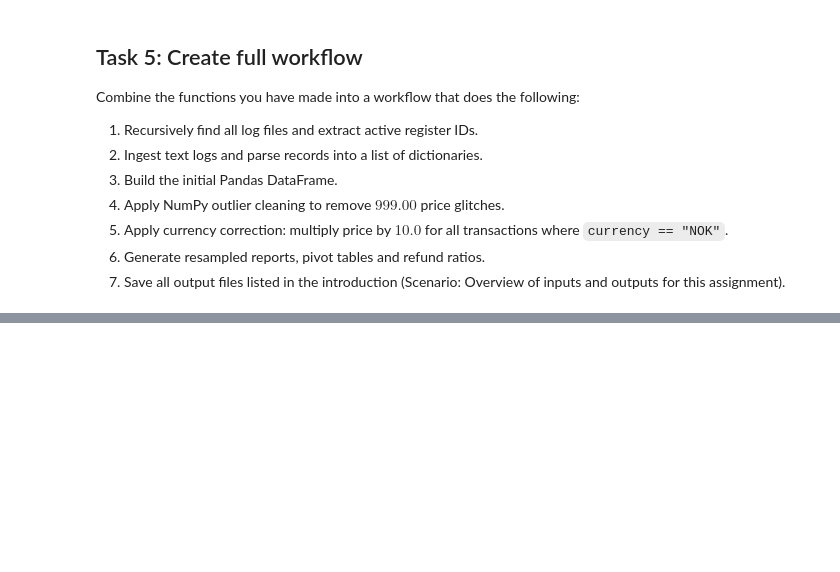
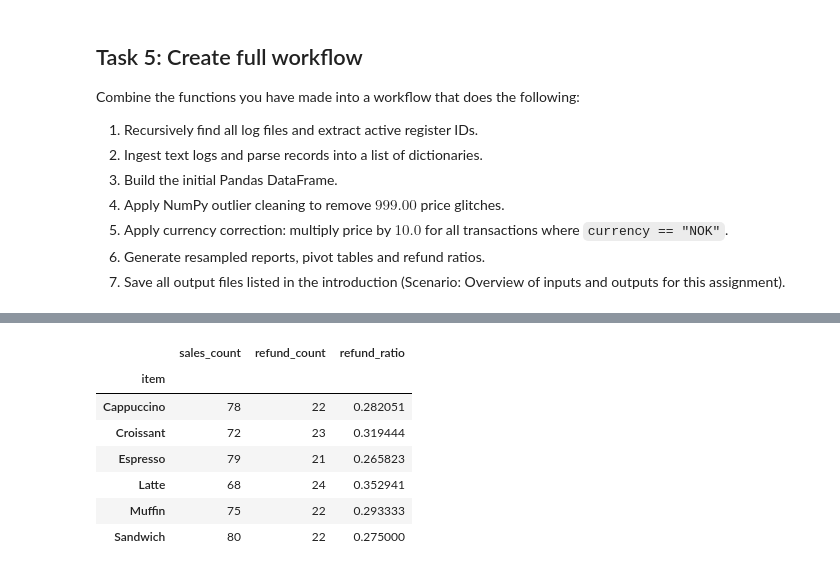
Before and after one commit to Mehdihey/-inf201-deliverable2, a Jupyter notebook: deliverable_2.ipynb, the cells around one changed output, grey strips where cells are left out. Cells and saved outputs as stored; diff of their text form; code cells hidden in the pictures; blank space fills up the shorter version.

```diff
--- a/deliverable_2.ipynb
+++ b/deliverable_2.ipynb
@@ -358,0 +444,11 @@ Combine the functions you have made into a workflow that does the following:
+# %%
+ratios
+# %% [output]
+|  | sales_count | refund_count | refund_ratio |
+| item |  |  |  |
+| Cappuccino | 78 | 22 | 0.282051 |
+| Croissant | 72 | 23 | 0.319444 |
+| Espresso | 79 | 21 | 0.265823 |
+| Latte | 68 | 24 | 0.352941 |
+| Muffin | 75 | 22 | 0.293333 |
+| Sandwich | 80 | 22 | 0.275000 |
```
Also changed, not shown: parts of 7 cells of this notebook.
